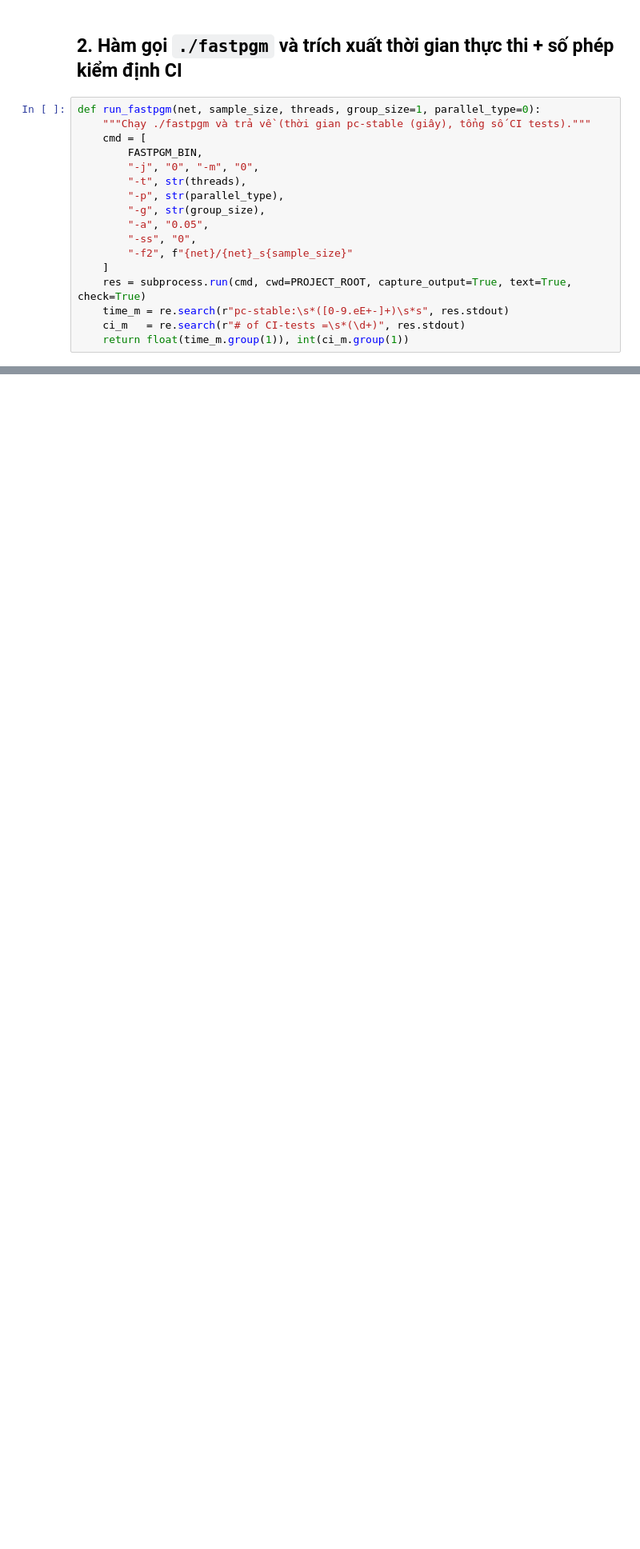
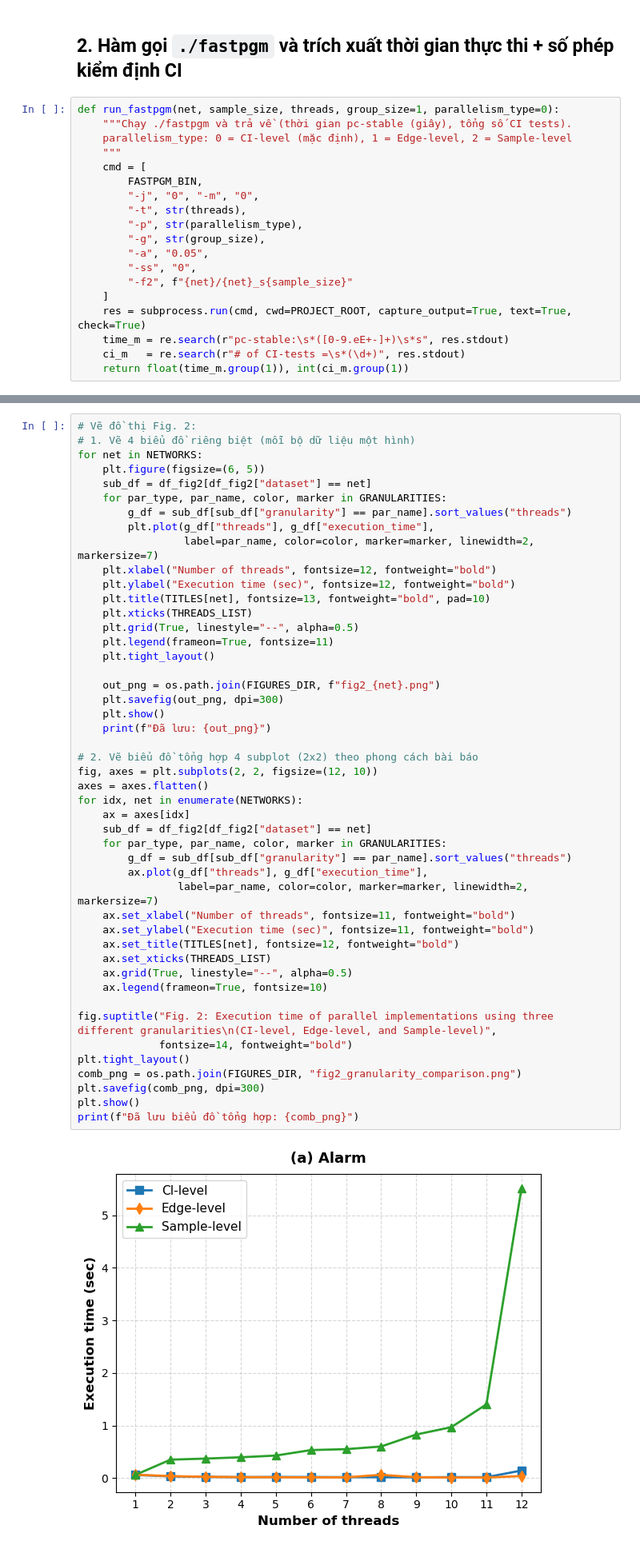
Before and after one commit to uyennbu/FastPGM, a Jupyter notebook: notebooks/reproduce_v1.ipynb, the cells around one changed output, grey strips where cells are left out. Shown at 80% size. Saved outputs shown, nothing was run; the diff lists cells and outputs as text; blank space fills up the shorter version.

```diff
--- a/notebooks/reproduce_v1.ipynb
+++ b/notebooks/reproduce_v1.ipynb
@@ -117,13 +113,15 @@ for net in NETWORKS:
 # %% [markdown]
 ## 2. Hàm gọi `./fastpgm` và trích xuất thời gian thực thi + số phép kiểm định CI
 # %%
-def run_fastpgm(net, sample_size, threads, group_size=1, parallel_type=0):
-    """Chạy ./fastpgm và trả về (thời gian pc-stable (giây), tổng số CI tests)."""
+def run_fastpgm(net, sample_size, threads, group_size=1, parallelism_type=0):
+    """Chạy ./fastpgm và trả về (thời gian pc-stable (giây), tổng số CI tests).
+    parallelism_type: 0 = CI-level (mặc định), 1 = Edge-level, 2 = Sample-level
+    """
     cmd = [
         FASTPGM_BIN,
         "-j", "0", "-m", "0",
         "-t", str(threads),
-        "-p", str(parallel_type),
+        "-p", str(parallelism_type),
         "-g", str(group_size),
         "-a", "0.05",
         "-ss", "0",
@@ -440,0 +414,49 @@ plt.show()
+# %%
+# Vẽ đồ thị Fig. 2:
+# 1. Vẽ 4 biểu đồ riêng biệt (mỗi bộ dữ liệu một hình)
+for net in NETWORKS:
+    plt.figure(figsize=(6, 5))
+    sub_df = df_fig2[df_fig2["dataset"] == net]
+    for par_type, par_name, color, marker in GRANULARITIES:
+        g_df = sub_df[sub_df["granularity"] == par_name].sort_values("threads")
+        plt.plot(g_df["threads"], g_df["execution_time"],
+                 label=par_name, color=color, marker=marker, linewidth=2, markersize=7)
+    plt.xlabel("Number of threads", fontsize=12, fontweight="bold")
+    plt.ylabel("Execution time (sec)", fontsize=12, fontweight="bold")
+    plt.title(TITLES[net], fontsize=13, fontweight="bold", pad=10)
+    plt.xticks(THREADS_LIST)
+    plt.grid(True, linestyle="--", alpha=0.5)
+    plt.legend(frameon=True, fontsize=11)
+    plt.tight_layout()
+
+    out_png = os.path.join(FIGURES_DIR, f"fig2_{net}.png")
+    plt.savefig(out_png, dpi=300)
+    plt.show()
+    print(f"Đã lưu: {out_png}")
+
+# 2. Vẽ biểu đồ tổng hợp 4 subplot (2x2) theo phong cách bài báo
+fig, axes = plt.subplots(2, 2, figsize=(12, 10))
+axes = axes.flatten()
+for idx, net in enumerate(NETWORKS):
+    ax = axes[idx]
+    sub_df = df_fig2[df_fig2["dataset"] == net]
+    for par_type, par_name, color, marker in GRANULARITIES:
+        g_df = sub_df[sub_df["granularity"] == par_name].sort_values("threads")
+        ax.plot(g_df["threads"], g_df["execution_time"],
+                label=par_name, color=color, marker=marker, linewidth=2, markersize=7)
+    ax.set_xlabel("Number of threads", fontsize=11, fontweight="bold")
+    ax.set_ylabel("Execution time (sec)", fontsize=11, fontweight="bold")
+    ax.set_title(TITLES[net], fontsize=12, fontweight="bold")
+    ax.set_xticks(THREADS_LIST)
+    ax.grid(True, linestyle="--", alpha=0.5)
+    ax.legend(frameon=True, fontsize=10)
+
+fig.suptitle("Fig. 2: Execution time of parallel implementations using three different granularities\n(CI-level, Edge-level, and Sample-level)",
+             fontsize=14, fontweight="bold")
+plt.tight_layout()
+comb_png = os.path.join(FIGURES_DIR, "fig2_granularity_comparison.png")
+plt.savefig(comb_png, dpi=300)
+plt.show()
+print(f"Đã lưu biểu đồ tổng hợp: {comb_png}")
+# %% [output]
+[figure, added]
```
Also changed, not shown: parts of 16 cells of this notebook, 30 other files.
